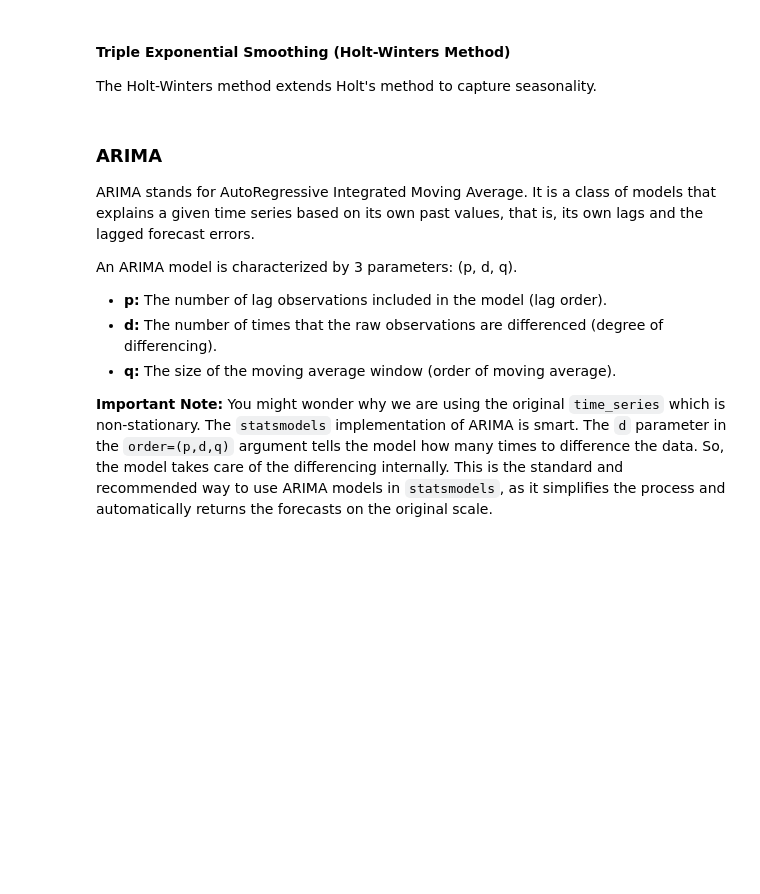
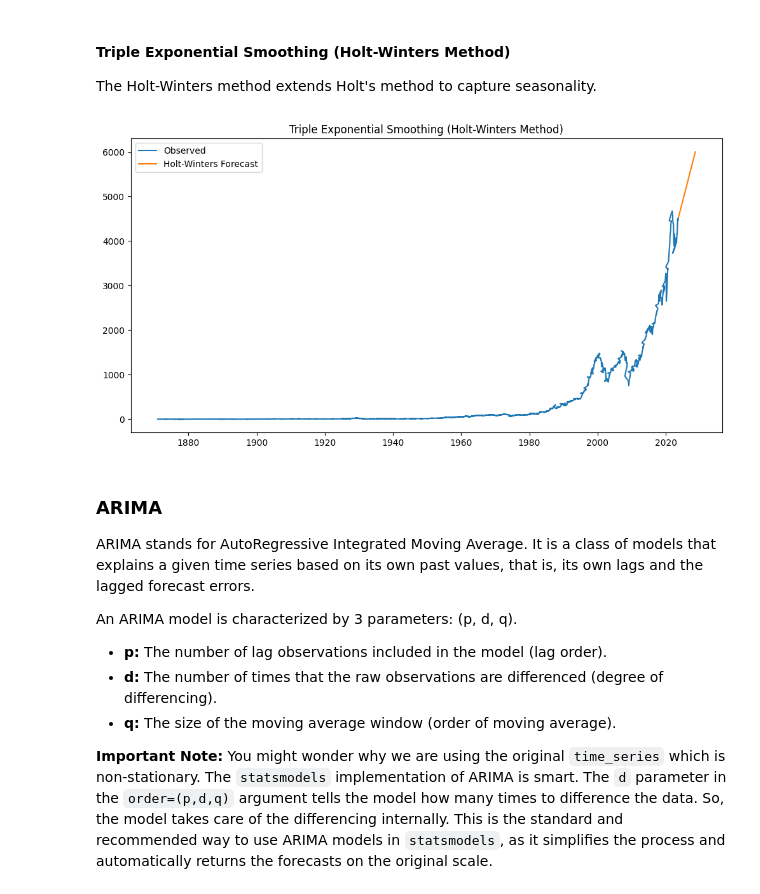
Before and after one commit to course-files/TimeSeriesForecastingandNeuralNetworks, a Jupyter notebook: 1_AnalysisForecastingNeuralNetworks.ipynb, the cells around one changed output. Saved outputs shown, nothing was run; the diff lists cells and outputs as text; code cells hidden in the pictures; blank space fills up the shorter version.

```diff
--- a/1_AnalysisForecastingNeuralNetworks.ipynb
+++ b/1_AnalysisForecastingNeuralNetworks.ipynb
@@ -205,14 +336,22 @@ The Holt-Winters method extends Holt's method to capture seasonality.
 # %%
 # Assuming a seasonal period of 12 for monthly data. Change if your data has a different seasonal period.
 model_hw = ExponentialSmoothing(time_series, seasonal_periods=12, trend='add', seasonal='add', initialization_method="estimated").fit()
-predictions_hw = model_hw.forecast(12)
+predictions_hw = model_hw.forecast(60)
+
+future_index = pd.date_range(
+    start=time_series.index[-1] + pd.offsets.MonthEnd(1),
+    periods=60,
+    freq='M')
+predictions_hw = pd.Series(predictions_holt.values, index=future_index)
 
 plt.figure(figsize=(12, 6))
 plt.plot(time_series, label='Observed')
 plt.plot(predictions_hw, label='Holt-Winters Forecast')
 plt.title('Triple Exponential Smoothing (Holt-Winters Method)')
 plt.legend()
 plt.show()
+# %% [output]
+[figure, added]
 # %% [markdown]
 ### ARIMA
 
```
Also changed, not shown: parts of 15 cells of this notebook.
